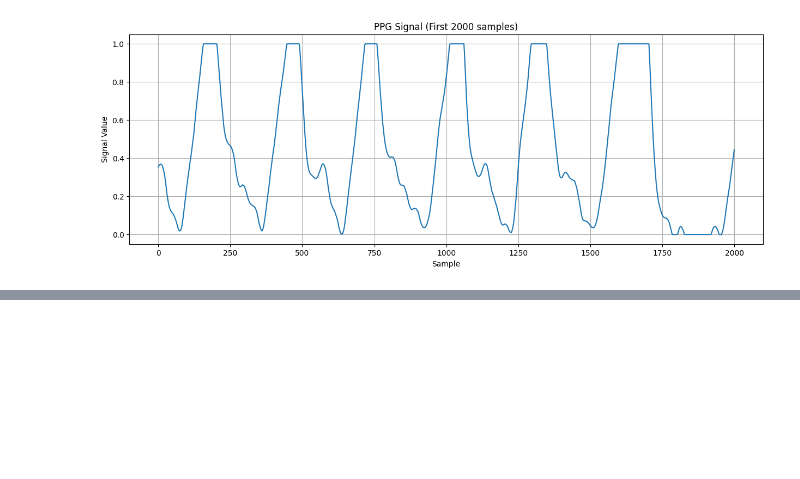
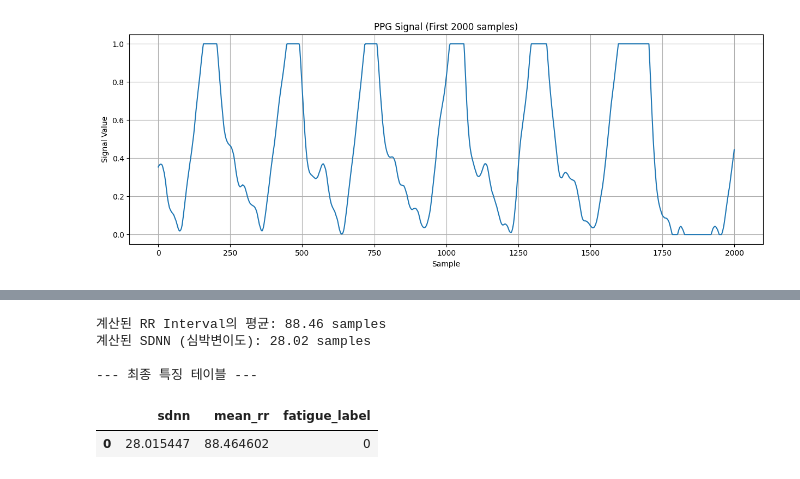
Before and after one commit to yubuhyeon/fatigue-prediction-from-ppg, a Jupyter notebook: 1_data_exploration.ipynb, the cells around one changed output, grey strips where cells are left out. Cells and saved outputs as stored; diff of their text form; code cells hidden in the pictures; blank space fills up the shorter version.

```diff
--- a/1_data_exploration.ipynb
+++ b/1_data_exploration.ipynb
@@ -40,0 +124,42 @@ plt.show()
+# %%
+import pandas as pd
+
+# --- 3. 심박변이도(HRV) 계산 ---
+
+# 3-1. 피크와 피크 사이의 간격(RR-Interval) 계산
+# 피크는 'Sample' 위치이므로, 이 위치들의 차이를 구합니다.
+rr_intervals = np.diff(peaks)
+
+# 3-2. HRV의 핵심 지표 'SDNN' 계산
+# SDNN: RR-Interval들의 표준편차. 이 값이 클수록 심박이 불규칙(건강)하다는 의미.
+sdnn = np.std(rr_intervals)
+
+print(f"계산된 RR Interval의 평균: {np.mean(rr_intervals):.2f} samples")
+print(f"계산된 SDNN (심박변이도): {sdnn:.2f} samples")
+
+
+# --- 4. 특징(Feature) 데이터프레임 만들기 ---
+# 나중에 모델을 학습시키기 위해, 계산한 특징들을 표(DataFrame)로 정리합니다.
+# 지금은 전체 데이터에 대해 딱 한 개의 값만 계산했지만,
+# 나중에는 데이터를 1분 단위로 잘라서 각 구간마다 HRV를 계산하게 됩니다.
+hrv_features = pd.DataFrame({
+    'sdnn': [sdnn],
+    'mean_rr': [np.mean(rr_intervals)]
+})
+
+# --- 5. '피로' 상태 정의 (라벨링) ---
+# 간단한 규칙을 정해 '피로' 상태를 정의합니다.
+# 예: SDNN이 20보다 낮으면 피로(1), 아니면 정상(0)이라고 하자.
+hrv_features['fatigue_label'] = hrv_features['sdnn'].apply(lambda x: 1 if x < 20 else 0)
+
+
+# 최종적으로 만들어진 특징 테이블을 확인합니다.
+print("\n--- 최종 특징 테이블 ---")
+display(hrv_features)
+# %% [output]
+계산된 RR Interval의 평균: 88.46 samples
+계산된 SDNN (심박변이도): 28.02 samples
+
+--- 최종 특징 테이블 ---
+|  | sdnn | mean_rr | fatigue_label |
+| 0 | 28.015447 | 88.464602 | 0 |
```
Also changed, not shown: parts of 4 cells of this notebook.
